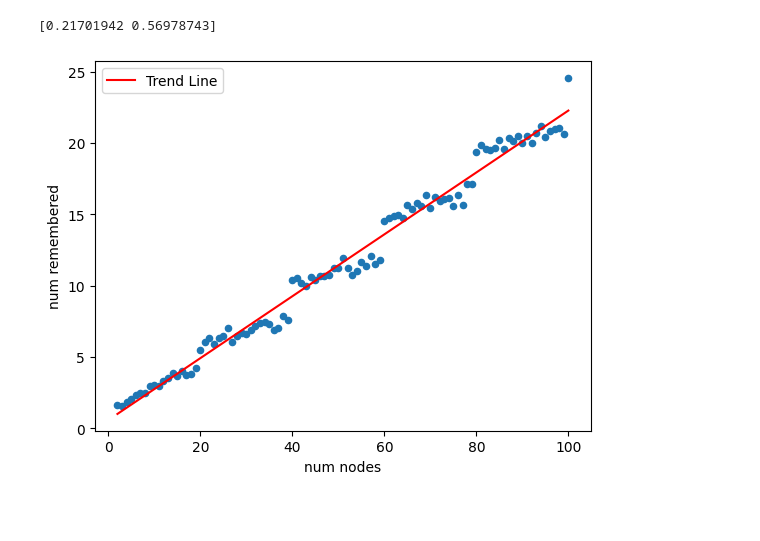
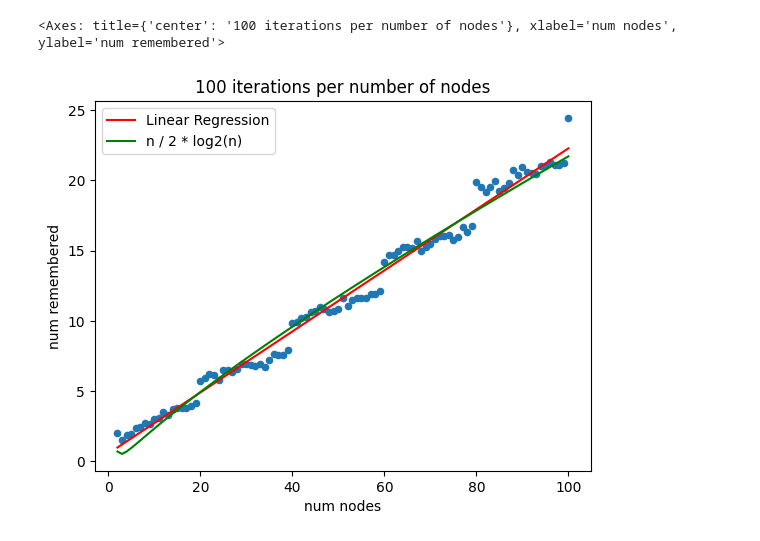
Before and after one commit to cluster-nine-hopfield/hopfield, a Jupyter notebook: true_memory_capacity.ipynb, the cells around one changed output. Cells and saved outputs as stored; diff of their text form; code cells hidden in the pictures; blank space fills up the shorter version.

Commit message:
more iterations

```diff
--- a/true_memory_capacity.ipynb
+++ b/true_memory_capacity.ipynb
@@ -8,7 +8,7 @@ from hopfield import *
 # see if the images are fixed pts (not necessarily stable)
 max_num_nodes_to_test = 100
 remembrance_threshold = 0.05
-number_of_trials_per_num_nodes = 50
+number_of_trials_per_num_nodes = 100
 # %%
 def check_remembrance(network: Hopfield, image: np.array):
     network.values = image
@@ -74,15 +54,18 @@ num_images_remembered
 # %%
 interpreted_data = {"num remembered": [sum(num_images_remembered[n]) / len(num_images_remembered[n]) for n in num_images_remembered.keys()], "num nodes": [n for n in num_images_remembered.keys()]}
 dataframe = pd.DataFrame(interpreted_data)
 
 fit = np.polyfit(pd.to_numeric(interpreted_data["num nodes"]), pd.to_numeric(interpreted_data["num remembered"]), 1)
 line = np.poly1d(fit)
-dataframe.insert(1, "Trend Line", line(pd.to_numeric(interpreted_data["num nodes"])))
+dataframe.insert(1, "Linear Regression", line(pd.to_numeric(interpreted_data["num nodes"])))
 # print(interpreted_data)
 # print(dataframe)
+fit = np.polyfit(pd.to_numeric(dataframe["num nodes"] / (2 * np.log2(dataframe["num nodes"]))), pd.to_numeric(dataframe["num remembered"]), 1)
+line = np.poly1d(fit)
+dataframe.insert(1, "n / 2 * log2(n)", line(pd.to_numeric(dataframe["num nodes"] / (2 * np.log2(dataframe["num nodes"])))))
 ax = dataframe.plot(x="num nodes", y="num remembered", kind="scatter")
-dataframe.plot(x="num nodes", y="Trend Line", ax=ax, color="Red")
-print(fit)
+ax = dataframe.plot(x="num nodes", y="Linear Regression", ax=ax, color="Red", title=str(number_of_trials_per_num_nodes) + " iterations per number of nodes")
+dataframe.plot(x="num nodes", y="n / 2 * log2(n)", ax=ax, color="Green")
 # %% [output]
-[0.21701942 0.56978743]
+<Axes: title={'center': '100 iterations per number of nodes'}, xlabel='num nodes', ylabel='num remembered'>
-[figure, old version]
+[figure, new version]
```
Also changed, not shown: parts of 3 cells of this notebook.
